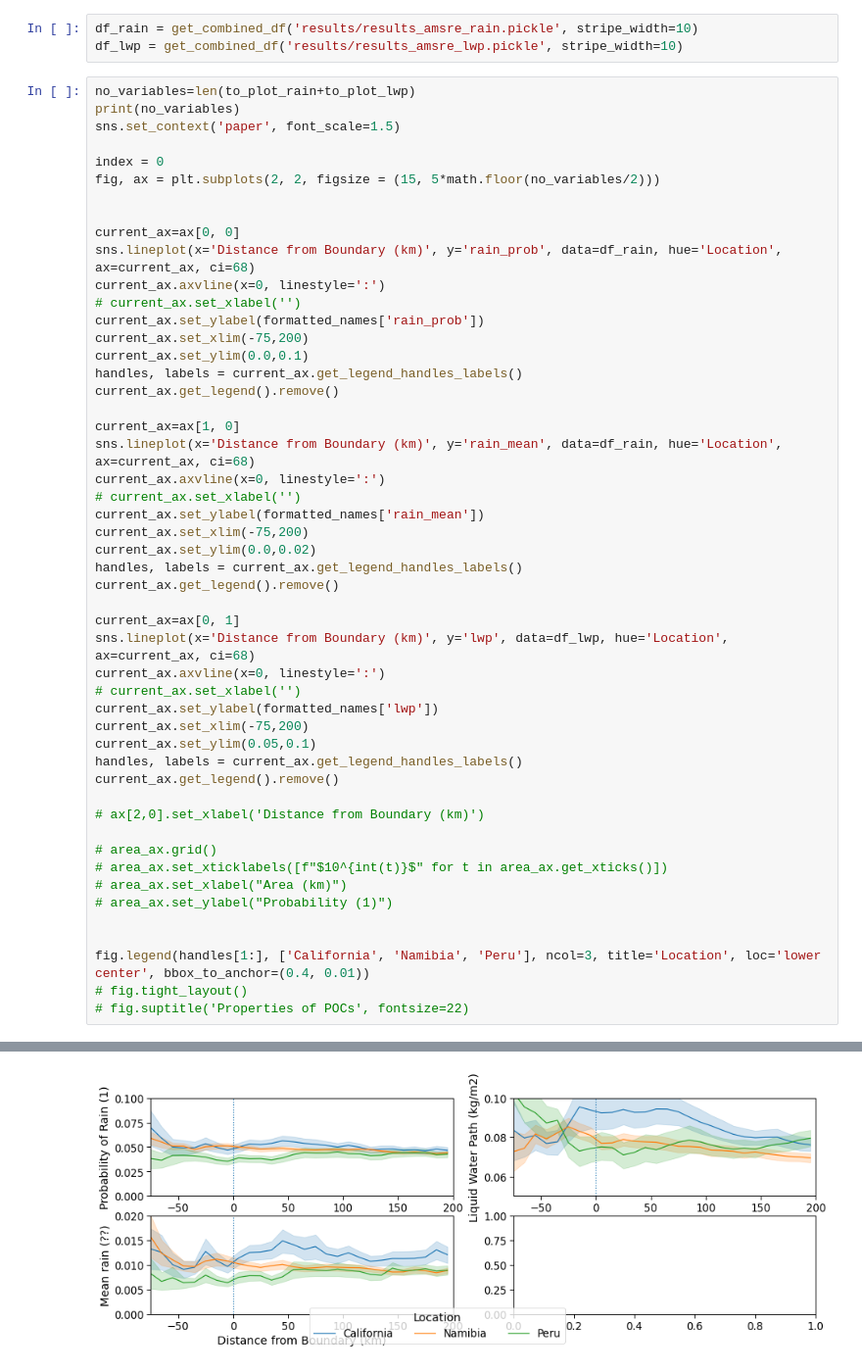
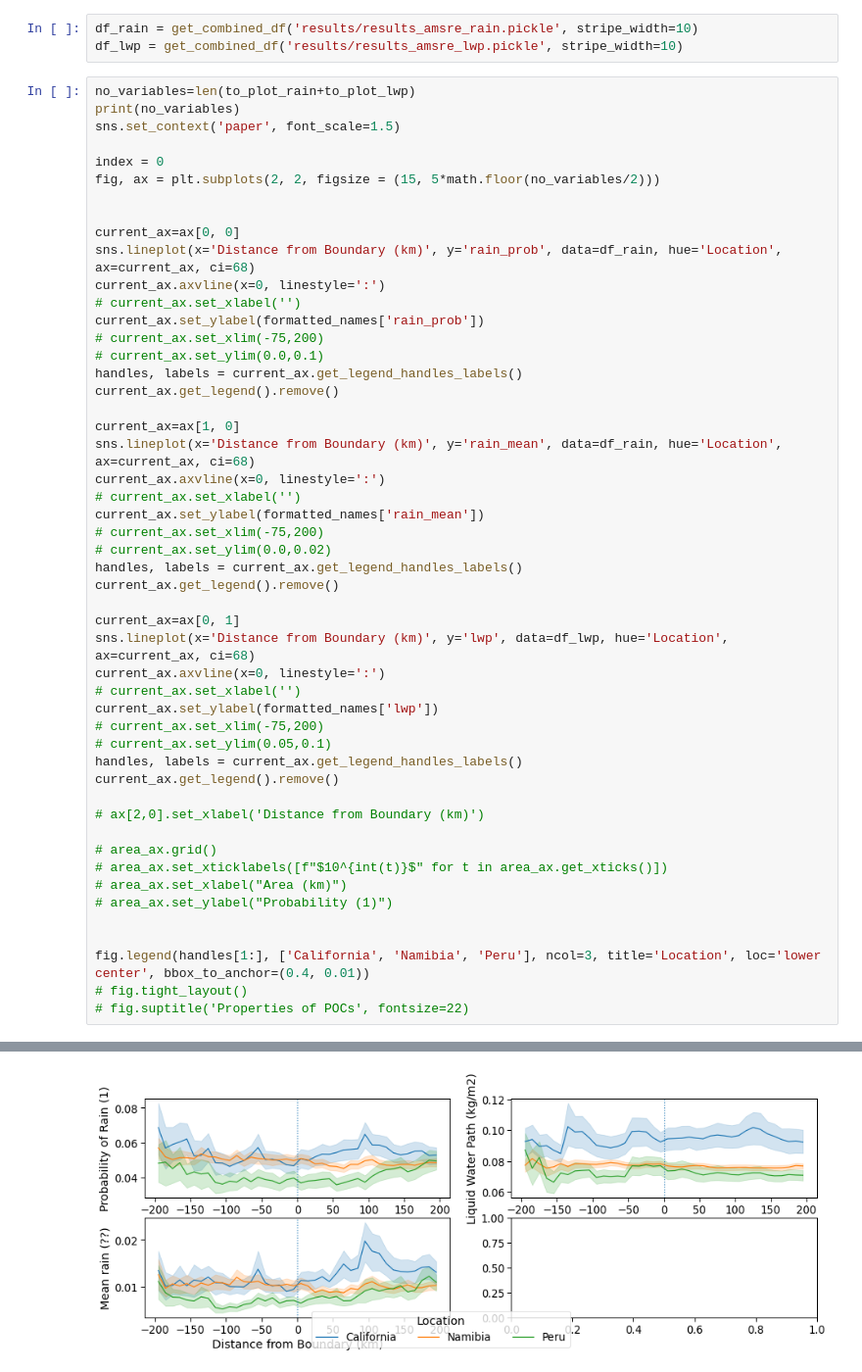
Before and after one commit to duncanwp/MPhys-Project, a Jupyter notebook: data_analysis/physical_properties_plots_AMSRE.ipynb, the cells around one changed output, grey strips where cells are left out. Shown: that part at 98% size. Cells and saved outputs as stored; diff of their text form.

```diff
--- a/data_analysis/physical_properties_plots_AMSRE.ipynb
+++ b/data_analysis/physical_properties_plots_AMSRE.ipynb
@@ -100,46 +100,46 @@ sns.lineplot(x='Distance from Boundary (km)', y='rain_prob', data=df_rain, hue='
 current_ax.axvline(x=0, linestyle=':')
 # current_ax.set_xlabel('')
 current_ax.set_ylabel(formatted_names['rain_prob'])
-current_ax.set_xlim(-75,200)
-current_ax.set_ylim(0.0,0.1)
+# current_ax.set_xlim(-75,200)
+# current_ax.set_ylim(0.0,0.1)
 handles, labels = current_ax.get_legend_handles_labels()
 current_ax.get_legend().remove()
 
 current_ax=ax[1, 0]
 sns.lineplot(x='Distance from Boundary (km)', y='rain_mean', data=df_rain, hue='Location', ax=current_ax, ci=68)
 current_ax.axvline(x=0, linestyle=':')
 # current_ax.set_xlabel('')
 current_ax.set_ylabel(formatted_names['rain_mean'])
-current_ax.set_xlim(-75,200)
-current_ax.set_ylim(0.0,0.02)
+# current_ax.set_xlim(-75,200)
+# current_ax.set_ylim(0.0,0.02)
 handles, labels = current_ax.get_legend_handles_labels()
 current_ax.get_legend().remove()
 
 current_ax=ax[0, 1]
 sns.lineplot(x='Distance from Boundary (km)', y='lwp', data=df_lwp, hue='Location', ax=current_ax, ci=68)
 current_ax.axvline(x=0, linestyle=':')
 # current_ax.set_xlabel('')
 current_ax.set_ylabel(formatted_names['lwp'])
-current_ax.set_xlim(-75,200)
-current_ax.set_ylim(0.05,0.1)
+# current_ax.set_xlim(-75,200)
+# current_ax.set_ylim(0.05,0.1)
 handles, labels = current_ax.get_legend_handles_labels()
 current_ax.get_legend().remove()
 
 # ax[2,0].set_xlabel('Distance from Boundary (km)')
 
 # area_ax.grid()
 # area_ax.set_xticklabels([f"$10^{int(t)}$" for t in area_ax.get_xticks()])
 # area_ax.set_xlabel("Area (km)")
 # area_ax.set_ylabel("Probability (1)")
 
 
 fig.legend(handles[1:], ['California', 'Namibia', 'Peru'], ncol=3, title='Location', loc='lower center', bbox_to_anchor=(0.4, 0.01))
 # fig.tight_layout()
 # fig.suptitle('Properties of POCs', fontsize=22)
 # %% [output]
 3
 <matplotlib.legend.Legend at 0x...>
-[figure, old version]
+[figure, new version]
 # %%
 df_rain = get_combined_df('results/results_amsr2_rain.pickle', stripe_width=10)
 df_lwp = get_combined_df('results/results_amsr2_lwp.pickle', stripe_width=10)
```
Also changed, not shown: parts of 2 cells of this notebook, 3 other files.
